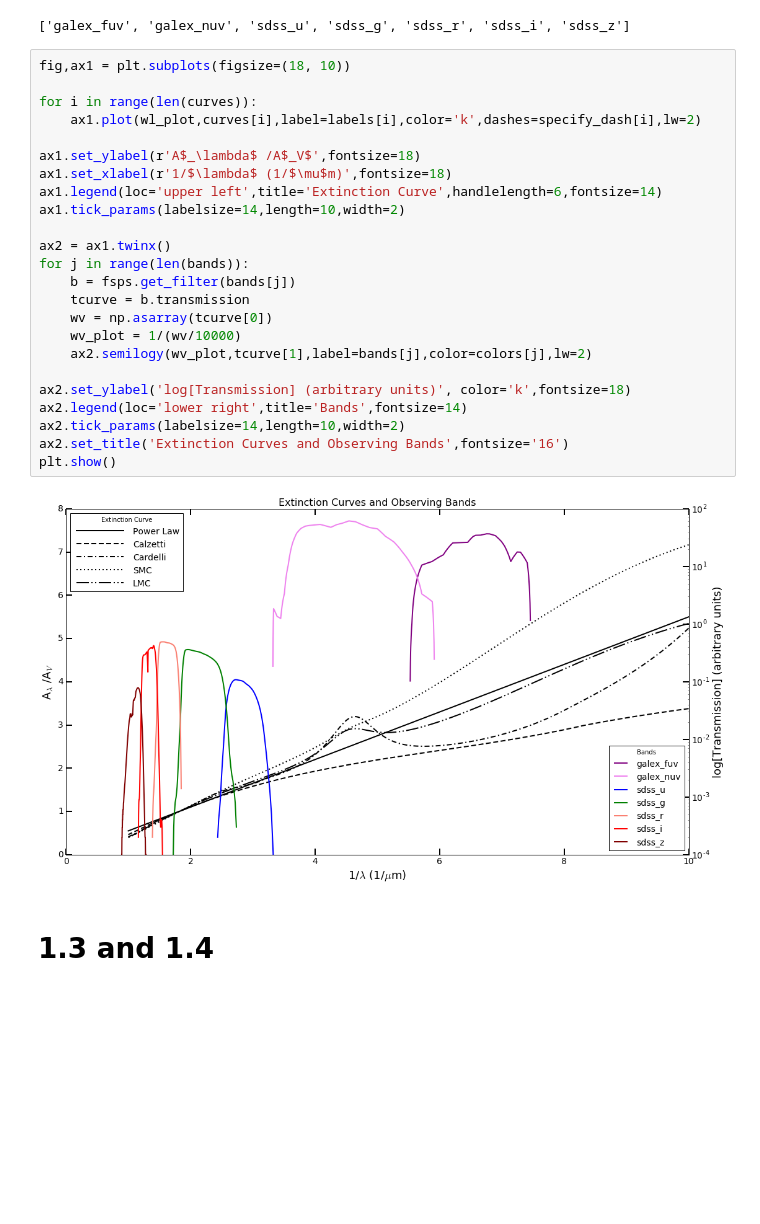
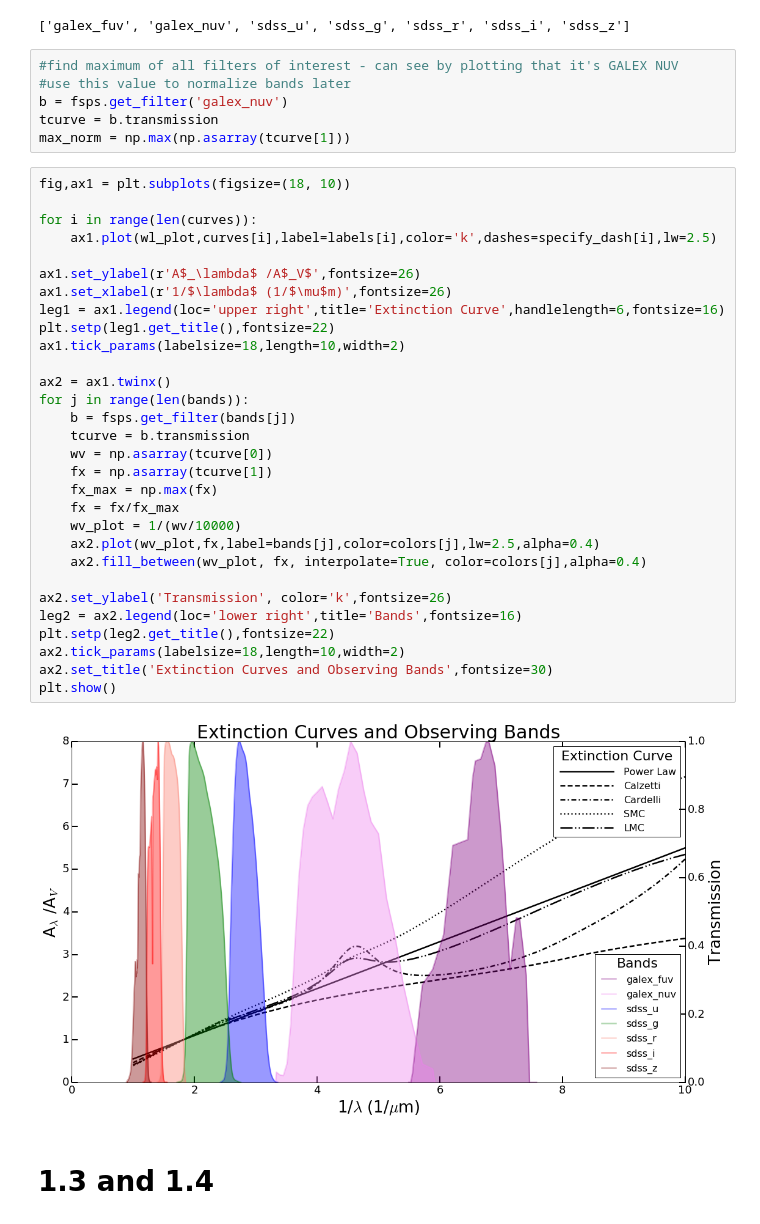
Before and after one commit to emolter/Ay250, a Jupyter notebook: HW4.ipynb, the cells around one changed output. Cells and saved outputs as stored; diff of their text form; blank space fills up the shorter version.

```diff
--- a/HW4.ipynb
+++ b/HW4.ipynb
@@ -33,32 +33,44 @@ print(bands)
 colors = ['purple','violet','blue','green','salmon','red','maroon']
 # %% [output]
 ['galex_fuv', 'galex_nuv', 'sdss_u', 'sdss_g', 'sdss_r', 'sdss_i', 'sdss_z']
+# %%
+#find maximum of all filters of interest - can see by plotting that it's GALEX NUV
+#use this value to normalize bands later
+b = fsps.get_filter('galex_nuv')
+tcurve = b.transmission
+max_norm = np.max(np.asarray(tcurve[1]))
 # %%
 fig,ax1 = plt.subplots(figsize=(18, 10))
 
 for i in range(len(curves)):
-    ax1.plot(wl_plot,curves[i],label=labels[i],color='k',dashes=specify_dash[i],lw=2)
+    ax1.plot(wl_plot,curves[i],label=labels[i],color='k',dashes=specify_dash[i],lw=2.5)
 
-ax1.set_ylabel(r'A$_\lambda$ /A$_V$',fontsize=18)
-ax1.set_xlabel(r'1/$\lambda$ (1/$\mu$m)',fontsize=18)
-ax1.legend(loc='upper left',title='Extinction Curve',handlelength=6,fontsize=14)
-ax1.tick_params(labelsize=14,length=10,width=2)
+ax1.set_ylabel(r'A$_\lambda$ /A$_V$',fontsize=26)
+ax1.set_xlabel(r'1/$\lambda$ (1/$\mu$m)',fontsize=26)
+leg1 = ax1.legend(loc='upper right',title='Extinction Curve',handlelength=6,fontsize=16)
+plt.setp(leg1.get_title(),fontsize=22)
+ax1.tick_params(labelsize=18,length=10,width=2)
 
 ax2 = ax1.twinx()
 for j in range(len(bands)):
     b = fsps.get_filter(bands[j])
     tcurve = b.transmission
     wv = np.asarray(tcurve[0])
+    fx = np.asarray(tcurve[1])
+    fx_max = np.max(fx)
+    fx = fx/fx_max
     wv_plot = 1/(wv/10000)
-    ax2.semilogy(wv_plot,tcurve[1],label=bands[j],color=colors[j],lw=2)
+    ax2.plot(wv_plot,fx,label=bands[j],color=colors[j],lw=2.5,alpha=0.4)
+    ax2.fill_between(wv_plot, fx, interpolate=True, color=colors[j],alpha=0.4)
 
-ax2.set_ylabel('log[Transmission] (arbitrary units)', color='k',fontsize=18)
-ax2.legend(loc='lower right',title='Bands',fontsize=14)
-ax2.tick_params(labelsize=14,length=10,width=2)
-ax2.set_title('Extinction Curves and Observing Bands',fontsize='16')
+ax2.set_ylabel('Transmission', color='k',fontsize=26)
+leg2 = ax2.legend(loc='lower right',title='Bands',fontsize=16)
+plt.setp(leg2.get_title(),fontsize=22)
+ax2.tick_params(labelsize=18,length=10,width=2)
+ax2.set_title('Extinction Curves and Observing Bands',fontsize=30)
 plt.show()
 # %% [output]
-[figure, old version]
+[figure, new version]
 # %% [markdown]
 # 1.3 and 1.4
 # %%
```
Also changed, not shown: parts of 1 cell of this notebook.
